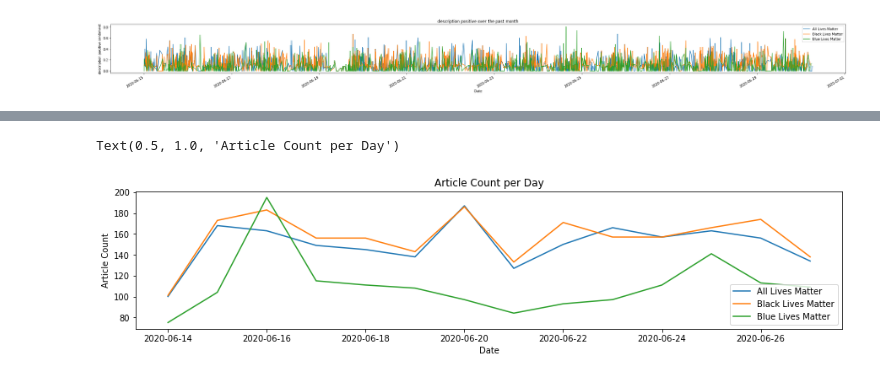
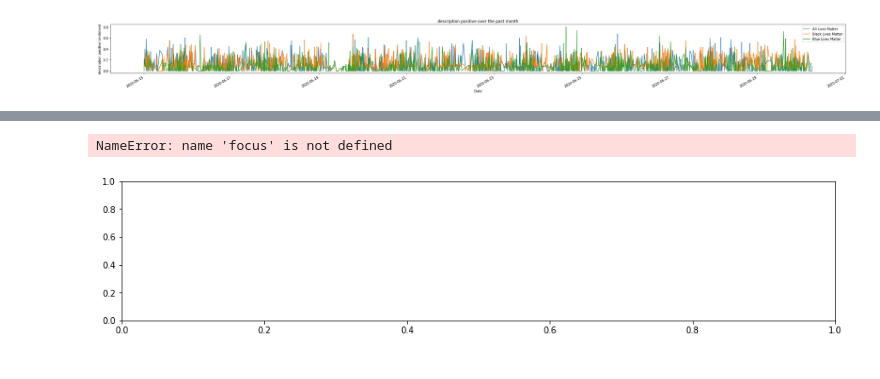
Before and after one commit to johnschulz/Research, a Jupyter notebook: addSentimentValues.ipynb, the cells around one changed output, grey strips where cells are left out. Saved outputs shown, nothing was run; the diff lists cells and outputs as text; code cells hidden in the pictures.

```diff
--- a/addSentimentValues.ipynb
+++ b/addSentimentValues.ipynb
@@ -298,11 +279,11 @@ plotDataRollingAverages('title negative')
 # %%
 f = plt.figure(figsize=(15,3))
 ax = plt.subplot(111)
-allData[(allData['date round'] > '2020-06-13') & (allData['date round'] < '2020-06-28')].groupby(['query','date round'])[focus].count().reset_index().groupby('query').plot(x='date round', y=focus, ax = ax)
+allData[(allData['date round'] > '2020-06-13') & (allData['date round'] < '2020-06-28')].groupby(['query','date round'])['title compound'].count().reset_index().groupby('query').plot(x='date round', y=focus, ax = ax)
 plt.legend(['All Lives Matter', "Black Lives Matter", 'Blue Lives Matter'])
 plt.xlabel("Date")
 plt.ylabel("Article Count")
 plt.title("Article Count" + " per Day")
 # %% [output]
-Text(0.5, 1.0, 'Article Count per Day')
+NameError: name 'focus' is not defined
-[figure, old version]
+[figure, new version]
```
Also changed, not shown: parts of 9 cells of this notebook.
